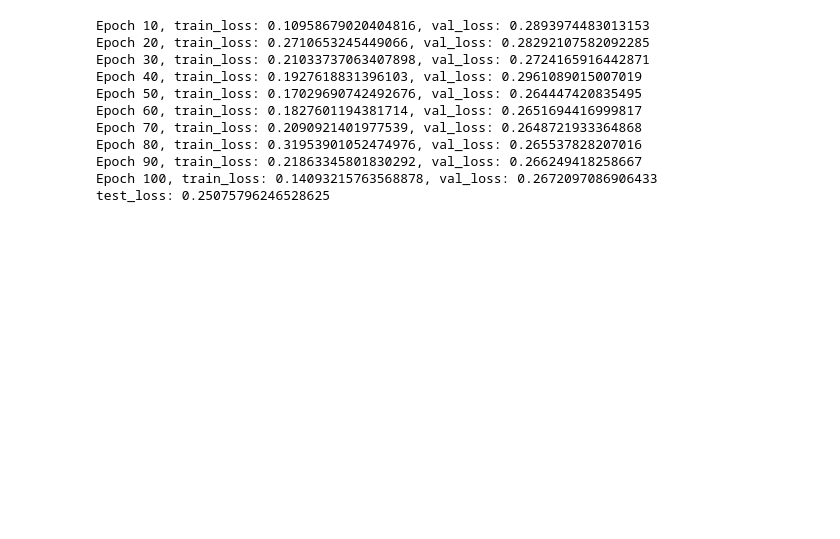
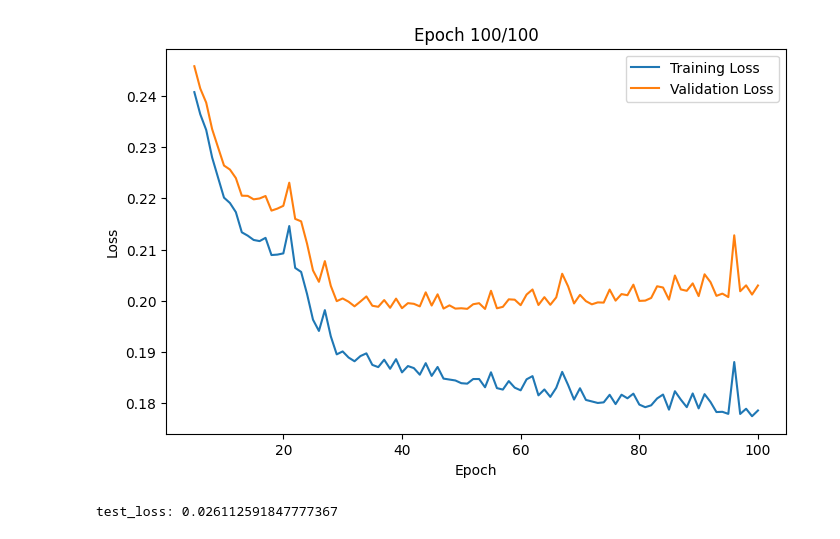
Before and after one commit to tianyima2000/DNN_missing_data, a Jupyter notebook: regression-model-1/regression1.ipynb, the cells around one changed output. Saved outputs shown, nothing was run; the diff lists cells and outputs as text; code cells hidden in the pictures; blank space fills up the shorter version.

```diff
--- a/regression-model-1/regression1.ipynb
+++ b/regression-model-1/regression1.ipynb
@@ -11,19 +16,20 @@ from sklearn.ensemble import RandomForestRegressor
 import warnings
 # %%
 n = 2*10**4
-d = 10
+d = 30
+sigma = 0.1
 
-lr = 0.01
-l1_lambda = 0 #0.001
+lr = 0.0002
+l1_lambda = 0.0001
 epochs = 100
 
 def reg_func(x):
-    y = 2 * (x[1] + 0.5)**(1/3) + np.exp((x[2] + x[3] + 1)/2) + 4 * x[3]**2    # Bayes risk approx 0.2290
+    y = 2 * (x[1] + 0.5)**(1/3) + np.exp((x[2] + x[3] + 1)/2) + 4 * x[3]**2    # Bayes risk approx 0.1665 + sigma^2
     # y = 2 * (x[1] + 0.5)**(1/3) + np.exp((x[2] + x[3] + 1)/2) + (4 * x[3])**2    # Bayes risk approx 0.9025
     return y
 # %%
 X = np.random.uniform(-0.5 , 0.5, (n, d))
-epsilon = np.random.normal(0, 0.25, n)
+epsilon = np.random.normal(0, sigma, n)
 Y = np.zeros(n)
 Y_true = np.zeros(n)
 for i in range(n):
@@ -44,7 +50,6 @@ Omega_test = Omega[int(3*n/4):n, :]
 Y_train = Y[0:int(n/2)]
 Y_val = Y[int(n/2):int(3*n/4)]
 Y_test = Y[int(3*n/4):n]
-Y_true_test = Y_true[int(3*n/4):n]
 
 Z_ZI_train = torch.tensor(Z_ZI_train, dtype=torch.float32)
 Z_ZI_val = torch.tensor(Z_ZI_val, dtype=torch.float32)
@@ -56,4 +61,3 @@ Omega_test = torch.tensor(Omega_test, dtype=torch.float32)
 Y_train = torch.tensor(Y_train.reshape(-1, 1), dtype=torch.float32)
 Y_val = torch.tensor(Y_val.reshape(-1, 1), dtype=torch.float32)
 Y_test = torch.tensor(Y_test.reshape(-1, 1), dtype=torch.float32)
-Y_true_test = torch.tensor(Y_true_test.reshape(-1, 1), dtype=torch.float32)
@@ -62,7 +118,7 @@ Y_true_test = torch.tensor(Y_true_test.reshape(-1, 1), dtype=torch.float32)
 class PENN(nn.Module):
     def __init__(self):
         super().__init__()
-        f2_output_dim = 8
+        f2_output_dim = 50
         embedding_dim = 2
 
         # Construct the neural network f2
@@ -78,25 +134,25 @@ class PENN(nn.Module):
 
         # Construct the neural network f3, i.e. the embedding function
         self.f3 = nn.Sequential(
-            nn.Linear(d, 30),
+            nn.Linear(d, 50),
             nn.ReLU(),
-            nn.Linear(30, 30),
+            nn.Linear(50, 50),
             nn.ReLU(),
-            nn.Linear(30, 30),
+            nn.Linear(50, 50),
             nn.ReLU(),
-            nn.Linear(30, embedding_dim)
+            nn.Linear(50, embedding_dim)
         )
 
 
         # Construct the neural network f1
         self.f1 = nn.Sequential(
-            nn.Linear(f2_output_dim + embedding_dim, 30),
+            nn.Linear(f2_output_dim + embedding_dim, 50),
             nn.ReLU(),
-            nn.Linear(30, 30),
+            nn.Linear(50, 50),
             nn.ReLU(),
-            nn.Linear(30, 30),
+            nn.Linear(50, 50),
             nn.ReLU(),
-            nn.Linear(30, 1)
+            nn.Linear(50, 1)
         )
 
     # Combine f1, f2 and f3 to construct the Pattern Embedding Neural Network (PENN)
@@ -112,50 +168,61 @@ class PENN(nn.Module):
         final_output = self.f1(combined_features)
 
         return final_output
 
 model_PENN = PENN()
 PENN_train_data = TensorDataset(Z_ZI_train, Omega_train, Y_train)
-PENN_train_loader = DataLoader(dataset = PENN_train_data, batch_size=20, shuffle=True)
+PENN_train_loader = DataLoader(dataset = PENN_train_data, batch_size=50, shuffle=True)
 
-optimizer = optim.SGD(model_PENN.parameters(), lr=lr)
+optimizer = optim.Adam(model_PENN.parameters(), lr=lr)
 loss_fn = nn.MSELoss()
+scheduler = optim.lr_scheduler.StepLR(optimizer, step_size=10, gamma=0.9)
+
+train_losses = []
+val_losses = []
 
 for epoch in range(epochs):
+    if epoch == 50:
+        global_prune_PENN(model_PENN, amount=0.6)
 
+    model_PENN.train()
     for z_batch, omega_batch, y_batch in PENN_train_loader:
         optimizer.zero_grad()
         pred = model_PENN(z_batch, omega_batch)
         loss = loss_fn(pred, y_batch)
 
         # L1 penalty
         l1_penalty = 0
         for param in model_PENN.parameters():
             l1_penalty += torch.sum(torch.abs(param))
         # Add L1 penalty to the loss
         loss += l1_lambda * l1_penalty
 
         loss.backward()
         optimizer.step()
 
     model_PENN.eval()
-    val_loss = loss_fn(model_PENN(Z_ZI_val, Omega_val), Y_val)
+    if epoch >= 4:
+        with torch.no_grad():
+            train_losses.append(loss_fn(model_PENN(Z_ZI_train, Omega_train), Y_train))
+            val_losses.append(loss_fn(model_PENN(Z_ZI_val, Omega_val), Y_val))
 
-    if (epoch+1) % 10 == 0:
-        print(f'Epoch {epoch+1}, train_loss: {loss.item()}, val_loss: {val_loss}')
+        # Live plotting
+        clear_output(wait=True)  # Clear previous output (Jupyter only)
+        plt.figure(figsize=(8, 5))
+        plt.plot(range(5, epoch+2), train_losses, label='Training Loss')
+        plt.plot(range(5, epoch+2), val_losses, label='Validation Loss')
+        plt.title(f'Epoch {epoch+1}/{epochs}')
+        plt.xlabel('Epoch')
+        plt.ylabel('Loss')
+        plt.legend()
+        plt.show()
 
-print(f'test_loss: {loss_fn(model_PENN(Z_ZI_test, Omega_test), Y_test) - 0.2290}')
+
+# print test loss
+print(f'test_loss: {loss_fn(model_PENN(Z_ZI_test, Omega_test), Y_test) - 0.1665 - sigma**2}')
 # %% [output]
+[figure, added]
-Epoch 10, train_loss: 0.10958679020404816, val_loss: 0.2893974483013153
-Epoch 20, train_loss: 0.2710653245449066, val_loss: 0.28292107582092285
-Epoch 30, train_loss: 0.21033737063407898, val_loss: 0.2724165916442871
-Epoch 40, train_loss: 0.1927618831396103, val_loss: 0.2961089015007019
-Epoch 50, train_loss: 0.17029690742492676, val_loss: 0.264447420835495
-Epoch 60, train_loss: 0.1827601194381714, val_loss: 0.2651694416999817
-Epoch 70, train_loss: 0.2090921401977539, val_loss: 0.2648721933364868
-Epoch 80, train_loss: 0.31953901052474976, val_loss: 0.265537828207016
-Epoch 90, train_loss: 0.21863345801830292, val_loss: 0.266249418258667
-Epoch 100, train_loss: 0.14093215763568878, val_loss: 0.2672097086906433
-test_loss: 0.25075796246528625
+test_loss: 0.026112591847777367
 # %%
 ### Zero Imputation
 class NN(nn.Module):
```
Also changed, not shown: parts of 4 cells of this notebook.
